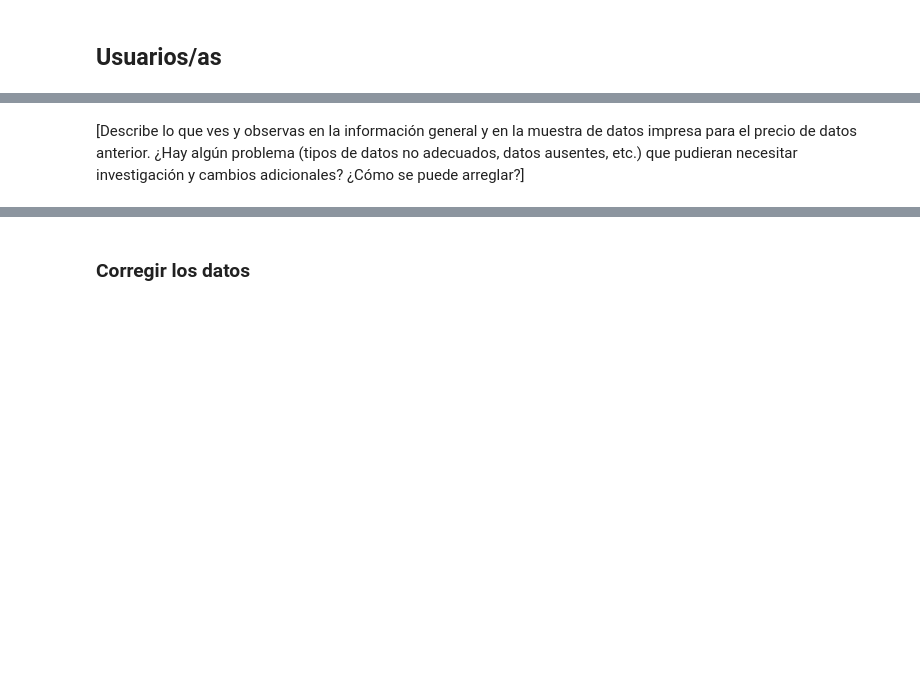
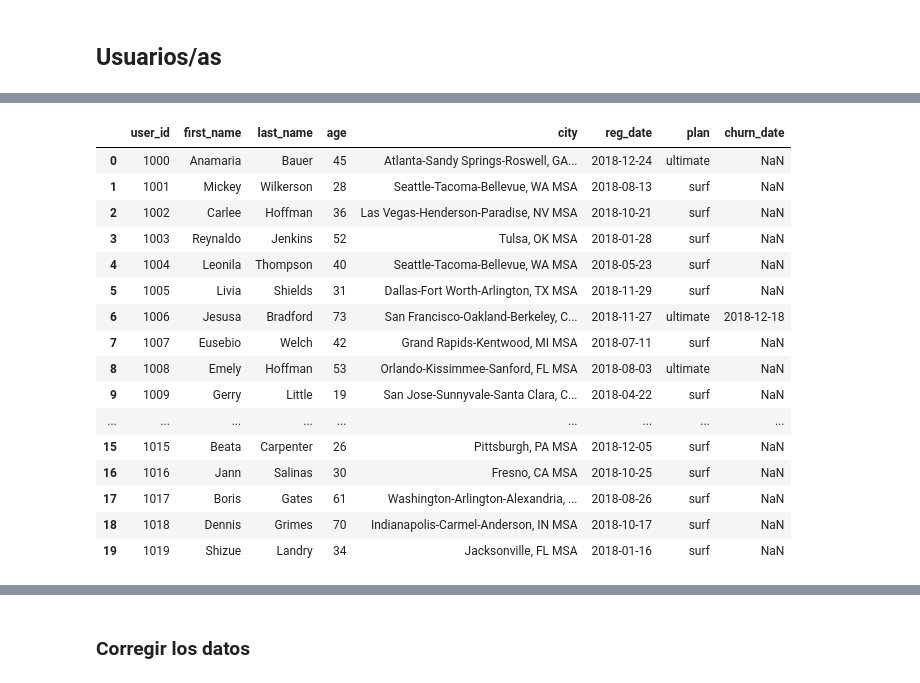
Before and after one commit to RulasBoy/TripleTen-Bootcamp, a Jupyter notebook: Sprint 5/notebook.ipynb, the cells around one changed output, grey strips where cells are left out. Drawn from its saved outputs; the diff is of its cells as text; code cells hidden in the pictures; blank space fills up the shorter version.

```diff
--- a/Sprint 5/notebook.ipynb
+++ b/Sprint 5/notebook.ipynb
@@ -101,4 +144,21 @@ df_plans['gb_per_month_included'] = df_plans['mb_per_month_included'] / 1024
 # %%
 # Imprime una muestra de datos para usuarios
+df_users.head(20)
+# %% [output]
+|  | user_id | first_name | last_name | age | city | reg_date | plan | churn_date |
+| 0 | 1000 | Anamaria | Bauer | 45 | Atlanta-Sandy Springs-Roswell, GA... | 2018-12-24 | ultimate | NaN |
+| 1 | 1001 | Mickey | Wilkerson | 28 | Seattle-Tacoma-Bellevue, WA MSA | 2018-08-13 | surf | NaN |
+| 2 | 1002 | Carlee | Hoffman | 36 | Las Vegas-Henderson-Paradise, NV MSA | 2018-10-21 | surf | NaN |
+| 3 | 1003 | Reynaldo | Jenkins | 52 | Tulsa, OK MSA | 2018-01-28 | surf | NaN |
+| 4 | 1004 | Leonila | Thompson | 40 | Seattle-Tacoma-Bellevue, WA MSA | 2018-05-23 | surf | NaN |
+| 5 | 1005 | Livia | Shields | 31 | Dallas-Fort Worth-Arlington, TX MSA | 2018-11-29 | surf | NaN |
+| 6 | 1006 | Jesusa | Bradford | 73 | San Francisco-Oakland-Berkeley, C... | 2018-11-27 | ultimate | 2018-12-18 |
+| 7 | 1007 | Eusebio | Welch | 42 | Grand Rapids-Kentwood, MI MSA | 2018-07-11 | surf | NaN |
+| 8 | 1008 | Emely | Hoffman | 53 | Orlando-Kissimmee-Sanford, FL MSA | 2018-08-03 | ultimate | NaN |
+| 9 | 1009 | Gerry | Little | 19 | San Jose-Sunnyvale-Santa Clara, C... | 2018-04-22 | surf | NaN |
+| ... | ... | ... | ... | ... | ... | ... | ... | ... |
+| 15 | 1015 | Beata | Carpenter | 26 | Pittsburgh, PA MSA | 2018-12-05 | surf | NaN |
+| 16 | 1016 | Jann | Salinas | 30 | Fresno, CA MSA | 2018-10-25 | surf | NaN |
+| 17 | 1017 | Boris | Gates | 61 | Washington-Arlington-Alexandria, ... | 2018-08-26 | surf | NaN |
+| 18 | 1018 | Dennis | Grimes | 70 | Indianapolis-Carmel-Anderson, IN MSA | 2018-10-17 | surf | NaN |
+| 19 | 1019 | Shizue | Landry | 34 | Jacksonville, FL MSA | 2018-01-16 | surf | NaN |
-# %% [markdown]
-[Describe lo que ves y observas en la información general y en la muestra de datos impresa para el precio de datos anterior. ¿Hay algún problema (tipos de datos no adecuados, datos ausentes, etc.) que pudieran necesitar investigación y cambios adicionales? ¿Cómo se puede arreglar?]
```
Also changed, not shown: parts of 18 cells of this notebook.
